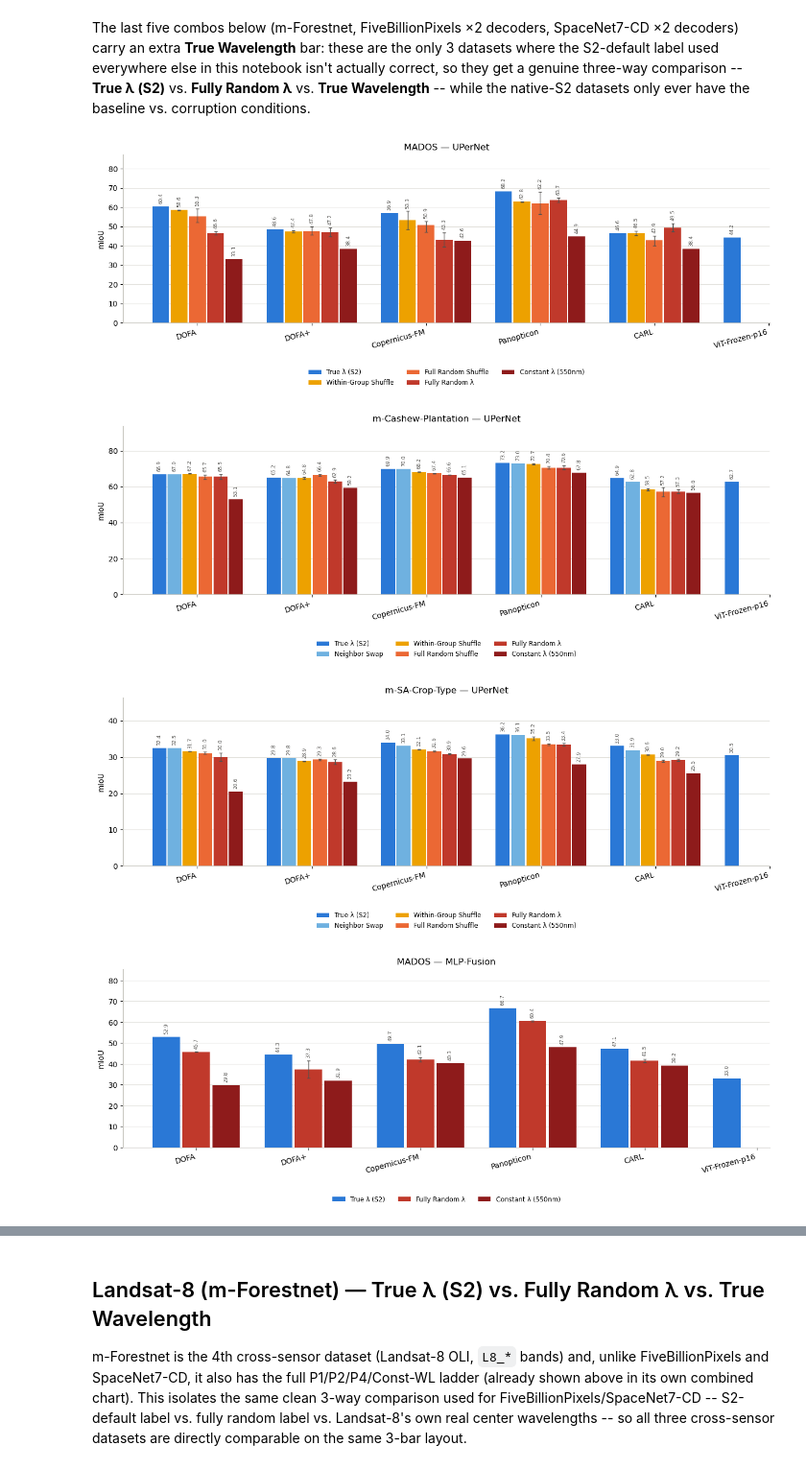
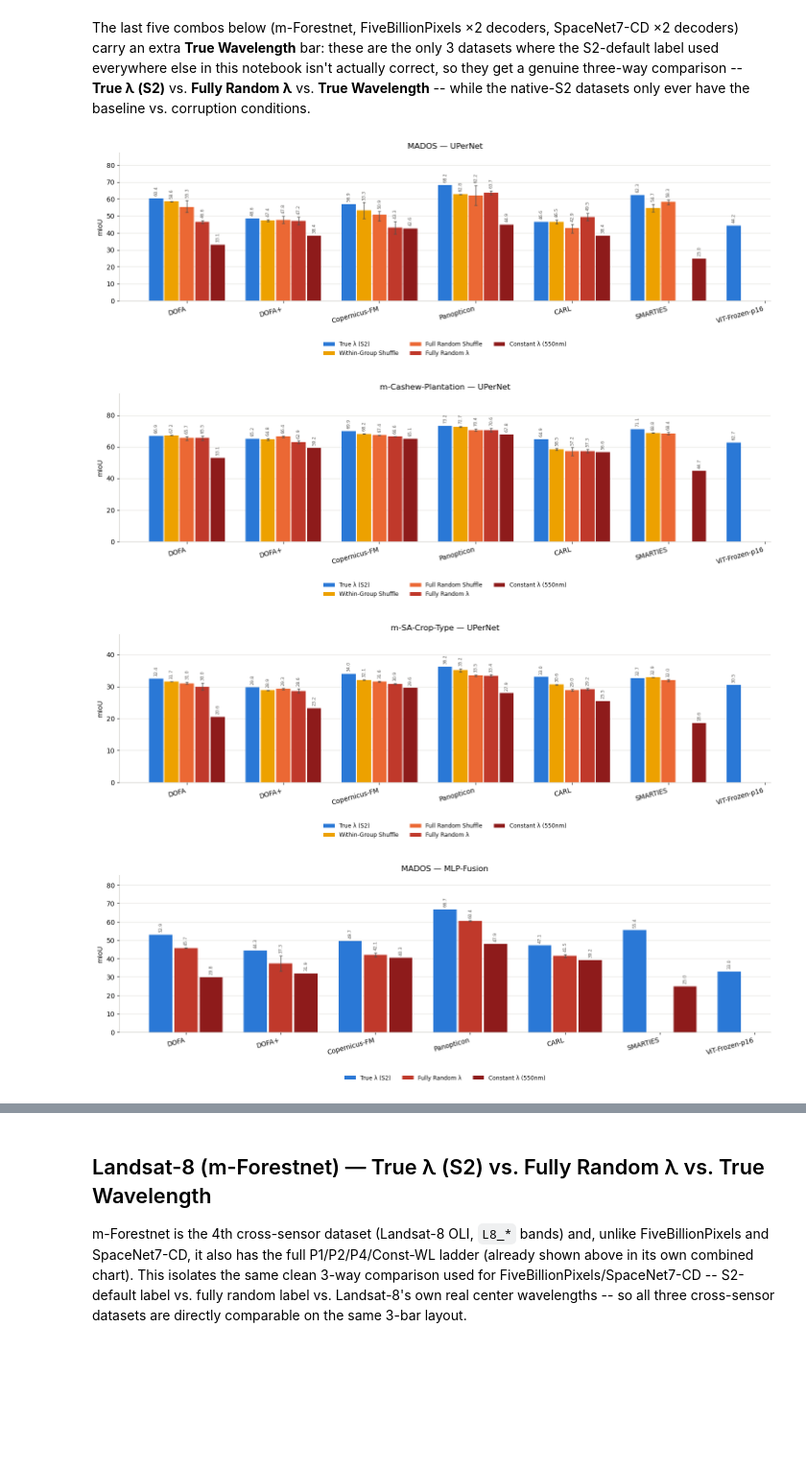
Before and after one commit to nikichro10/pangaea-bench-dev-nc, a Jupyter notebook: notebooks/analyze_wrong_wavelength_summary.ipynb, the cells around one changed output, grey strips where cells are left out. Shown at 96% size. Cells and saved outputs as stored; diff of their text form; code cells hidden in the pictures; blank space fills up the shorter version.

```diff
--- a/notebooks/analyze_wrong_wavelength_summary.ipynb
+++ b/notebooks/analyze_wrong_wavelength_summary.ipynb
@@ -40,10 +49,7 @@ EXPERIMENTS_BASE = Path("/dss/dsstbyfs02/pn49cu/pn49cu-dss-0001/niklas/experimen
 # ── Encoder display names (folder key -> display label) ─────────────────────
 # carl_imagewise is CARL's standard/default variant here -- displayed simply as
 # "CARL" (plain dataset-wise "carl" is intentionally left out entirely, same
-# convention as the main results notebooks). smarties_vitb is still loaded (kept
-# for reuse / future plots) but excluded from ENCODER_ORDER below, matching the
-# scope of the sibling his-bench_dev wrong-wavelength notebook (5 hypernetwork
-# encoders + a random-init ViT control).
+# convention as the main results notebooks).
 ENCODER_DISPLAY = {
     "dofa":               "DOFA",
     "dofav2":             "DOFA+",
@@ -52,9 +58,14 @@ ENCODER_DISPLAY = {
     "carl_imagewise":     "CARL",
     "smarties_vitb":      "SMARTIES",
 }
-# Bar order: DOFA, DOFA+, Copernicus-FM, Panopticon, CARL, then the random-init
-# ViT control last (own bar group, anchored at the far right).
-ENCODER_ORDER = ["DOFA", "DOFA+", "Copernicus-FM", "Panopticon", "CARL", "ViT-Frozen-p16"]
+# Bar order: DOFA, DOFA+, Copernicus-FM, Panopticon, CARL, SMARTIES, then the
+# random-init ViT control last (own bar group, anchored at the far right).
+# SMARTIES has no "Fully Random λ" (P6) bar -- see markdown above: it has no
+# continuous wavelength input at all (fixed band-name -> discrete-projector
+# lookup table), so a random float from Uniform(400,2500) has no equivalent in
+# its architecture. Every other condition (P2/P4/Const-WL/True-WL/baseline)
+# is present for it.
+ENCODER_ORDER = ["DOFA", "DOFA+", "Copernicus-FM", "Panopticon", "CARL", "SMARTIES", "ViT-Frozen-p16"]
 
 # Const-WL / True-Wavelength folders use short prefixes instead of the full encoder key
 CONST_WL_SHORT = {
@@ -78,8 +89,11 @@ DATASET_RE = re.compile(r"_(" + "|".join(re.escape(d) for d in _DS_KEYS_SORTED)
 
 METRIC_LABEL = {"m-Forestnet": "Accuracy (%)"}  # everything else defaults to mIoU
 
+# "Neighbor Swap" (P1) is loaded (cell below) but intentionally excluded here --
+# not part of CONDITION_ORDER, so plot_comparison() never shows it (its
+# conditions list is always filtered against this).
 CONDITION_ORDER = [
-    "True λ (S2)", "True Wavelength", "Neighbor Swap", "Within-Group Shuffle",
+    "True λ (S2)", "True Wavelength", "Within-Group Shuffle",
     "Full Random Shuffle", "Fully Random λ", "Constant λ (550nm)",
 ]
 
@@ -102,7 +116,6 @@ plt.rcParams.update({
 CONDITION_COLORS = {
     "True λ (S2)":          "#2a78d6",
     "True Wavelength":            "#8e44ad",
-    "Neighbor Swap":              "#6fb1e0",
     "Within-Group Shuffle":       "#eda100",
     "Full Random Shuffle":        "#eb6834",
     "Fully Random λ":       "#c0392b",
@@ -395,7 +408,7 @@ def plot_comparison(dataset: str, decoder: str, encoders: list[str] | None = Non
     """conditions=None (default) auto-detects every condition with data for this
     (dataset, decoder). Pass an explicit subset (e.g. just the 3-way True-λ(S2) /
     Fully-Random-λ / True-Wavelength comparison) to restrict the chart even when
-    more conditions exist, e.g. m-Forestnet also has the full P1/P2/P4/Const-WL ladder."""
+    more conditions exist, e.g. m-Forestnet also has the full P2/P4/Const-WL ladder."""
     encoders = encoders or ENCODER_ORDER
     if conditions is None:
         conditions = [
@@ -446,41 +459,35 @@ def plot_comparison(dataset: str, decoder: str, encoders: list[str] | None = Non
             ax.text(xi, top + label_pad, f"{v:.1f}", ha="center", va="bottom",
                     fontsize=6.5, rotation=90, color=TEXT_MUTED)
 
     ax.set_xticks(x)
     ax.set_xticklabels(encoders, rotation=15, ha="right")
     ax.set_ylabel(METRIC_LABEL.get(dataset, "mIoU"))
     ax.set_title(f"{dataset} — {decoder}")
     ax.spines["top"].set_visible(False)
     ax.spines["right"].set_visible(False)
     ax.yaxis.grid(True, linewidth=0.8, color=GRID_COLOR)
     ax.set_axisbelow(True)
     ax.set_ylim(0, y_max * 1.28)
     ax.legend(frameon=False, ncols=min(n_cond, 3), loc="upper center",
               bbox_to_anchor=(0.5, -0.24), fontsize=8.5)
     fig.tight_layout()
     plt.show()
     return True
 
 
 COMBOS = [
     ("MADOS", "UPerNet"), ("m-Cashew-Plantation", "UPerNet"), ("m-SA-Crop-Type", "UPerNet"),
     ("MADOS", "MLP-Fusion"), ("m-Cashew-Plantation", "MLP-Fusion"), ("m-SA-Crop-Type", "MLP-Fusion"),
     ("m-Forestnet", "Linear-Classification"),
     ("FiveBillionPixels", "UPerNet"), ("FiveBillionPixels", "MLP-Fusion"),
     ("SpaceNet7-CD", "UPerNet"), ("SpaceNet7-CD", "MLP-Fusion"),
 ]
-# The first plot (MADOS/UPerNet) drops "Neighbor Swap" on request -- every other
-# combo that has it (m-Cashew-Plantation/UPerNet, m-SA-Crop-Type/UPerNet,
-# m-Forestnet/Linear-Classification) still shows it.
-COMBO_CONDITIONS_OVERRIDE = {
-    ("MADOS", "UPerNet"): [c for c in CONDITION_ORDER if c != "Neighbor Swap"],
-}
 for ds, dec in COMBOS:
-    ok = plot_comparison(ds, dec, conditions=COMBO_CONDITIONS_OVERRIDE.get((ds, dec)))
+    ok = plot_comparison(ds, dec)
     if not ok:
         print(f"skipped {ds} / {dec} -- insufficient data")
 # %% [output]
-[figure, old version]
+[figure, new version]
-[figure, old version]
+[figure, new version]
-[figure, old version]
+[figure, new version]
-[figure, old version]
+[figure, new version]
```
Also changed, not shown: parts of 4 cells of this notebook, 1 other file.
